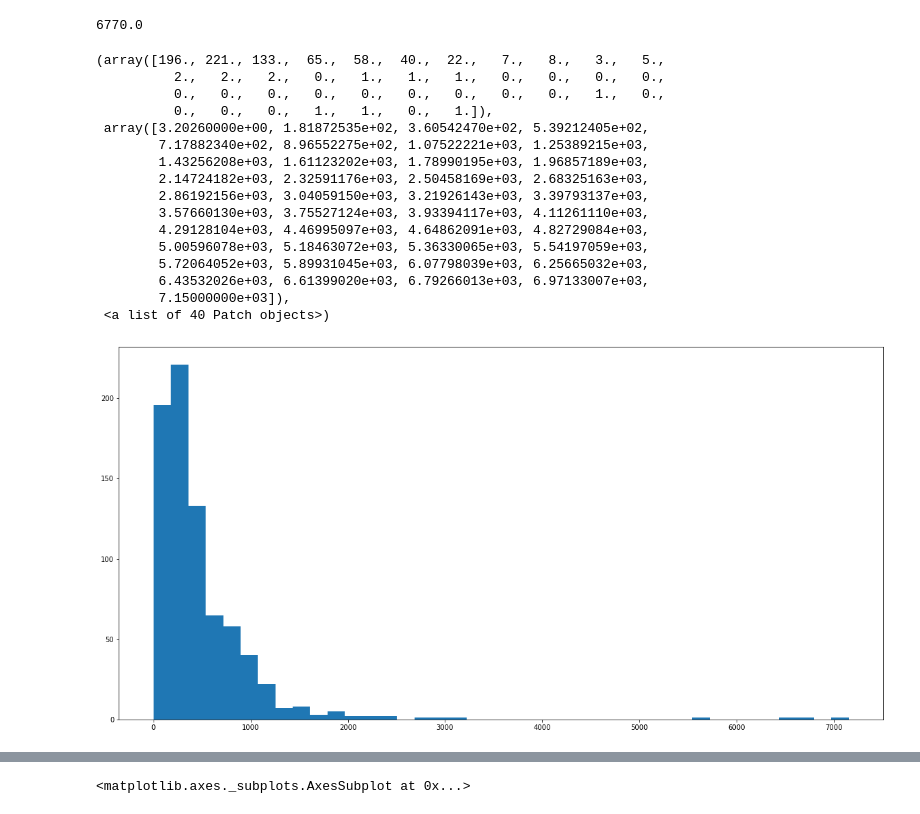
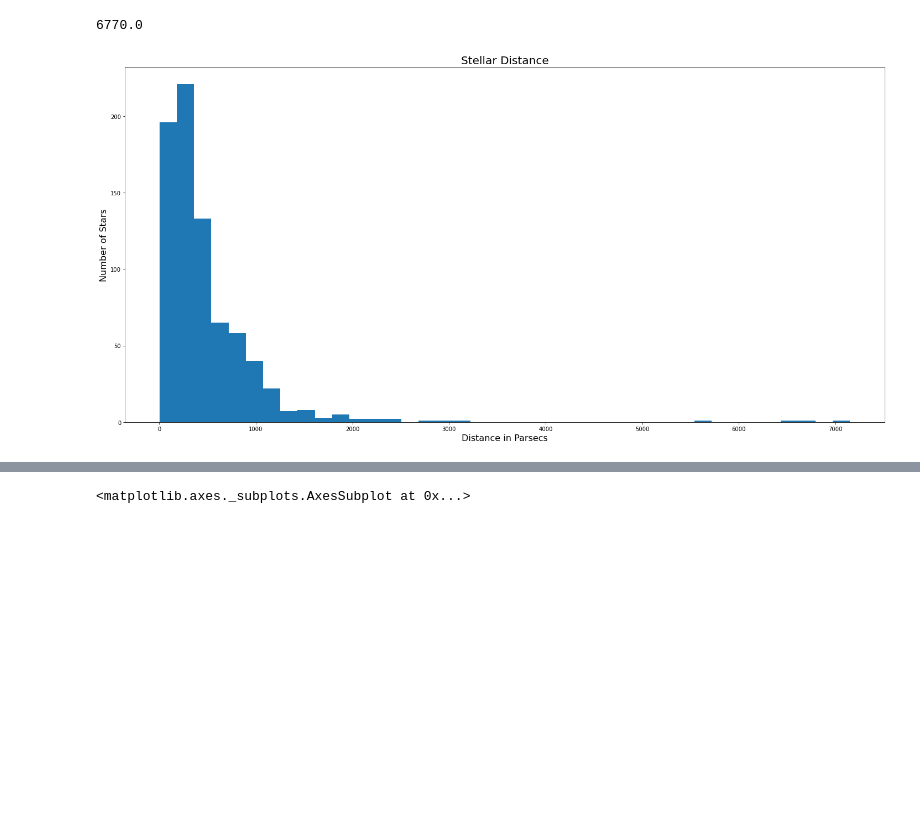
Before and after one commit to Crazyspaceman-hd/Exoplanets, a Jupyter notebook: Exoplanets.ipynb, the cells around one changed output, grey strips where cells are left out. Cells and saved outputs as stored; diff of their text form; code cells hidden in the pictures; blank space fills up the shorter version.

```diff
--- a/Exoplanets.ipynb
+++ b/Exoplanets.ipynb
@@ -229,24 +229,13 @@ star_specific_distance_outlier['Distance [pc]'].max()
 # %%
 plt.figure(figsize=(20, 10))
 plt.hist(star_specific['Distance [pc]'], bins=40)
+plt.ylabel('Number of Stars', fontsize=16)
+plt.xlabel('Distance in Parsecs', fontsize=16)
+plt.title('Stellar Distance', fontsize=20)
+plt.tight_layout()
+plt.savefig('./Images/distance')
 # %% [output]
-(array([196., 221., 133.,  65.,  58.,  40.,  22.,   7.,   8.,   3.,   5.,
-          2.,   2.,   2.,   0.,   1.,   1.,   1.,   0.,   0.,   0.,   0.,
-          0.,   0.,   0.,   0.,   0.,   0.,   0.,   0.,   0.,   1.,   0.,
-          0.,   0.,   0.,   1.,   1.,   0.,   1.]),
- array([3.20260000e+00, 1.81872535e+02, 3.60542470e+02, 5.39212405e+02,
-        7.17882340e+02, 8.96552275e+02, 1.07522221e+03, 1.25389215e+03,
-        1.43256208e+03, 1.61123202e+03, 1.78990195e+03, 1.96857189e+03,
-        2.14724182e+03, 2.32591176e+03, 2.50458169e+03, 2.68325163e+03,
-        2.86192156e+03, 3.04059150e+03, 3.21926143e+03, 3.39793137e+03,
-        3.57660130e+03, 3.75527124e+03, 3.93394117e+03, 4.11261110e+03,
-        4.29128104e+03, 4.46995097e+03, 4.64862091e+03, 4.82729084e+03,
-        5.00596078e+03, 5.18463072e+03, 5.36330065e+03, 5.54197059e+03,
-        5.72064052e+03, 5.89931045e+03, 6.07798039e+03, 6.25665032e+03,
-        6.43532026e+03, 6.61399020e+03, 6.79266013e+03, 6.97133007e+03,
-        7.15000000e+03]),
- <a list of 40 Patch objects>)
-[figure, old version]
+[figure, new version]
 # %%
 plt.figure(figsize=(20, 10))
 plt.hist(star_specific['Stellar Age [Gyr]'], bins=20)
```
Also changed, not shown: parts of 1 cell of this notebook, 3 other files.
